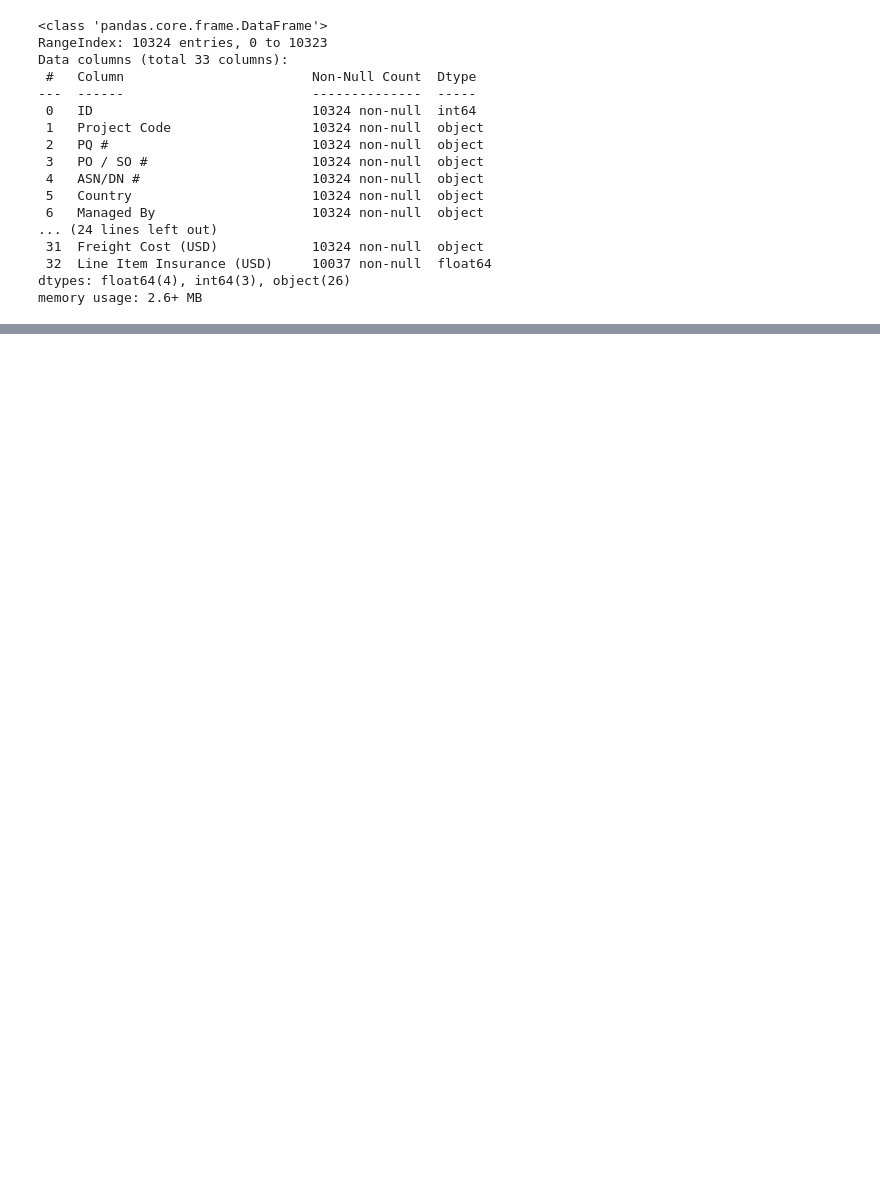
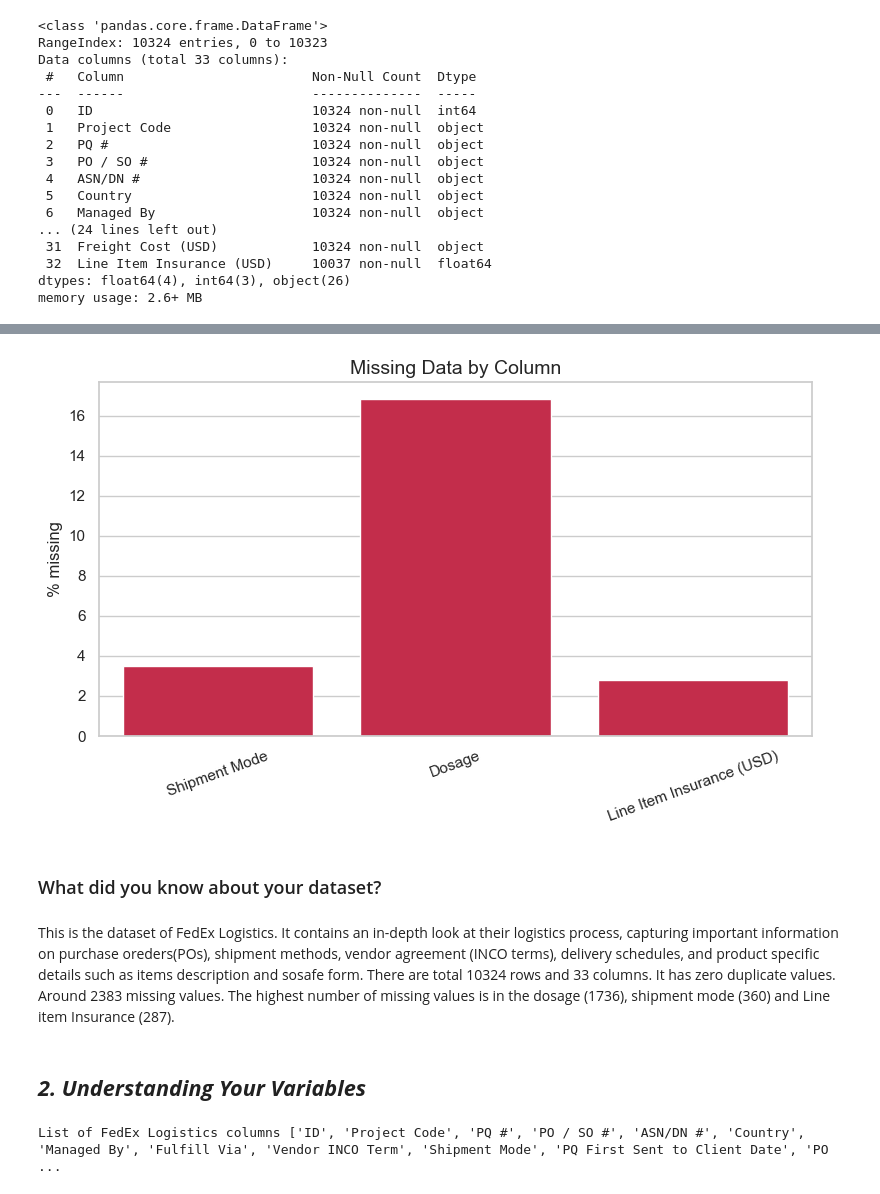
Before and after one commit to poojarishi-da/Fedex-project, a Jupyter notebook: fedex_analysis.ipynb, the cells around one changed output, grey strips where cells are left out. Saved outputs shown, nothing was run; the diff lists cells and outputs as text; code cells hidden in the pictures; blank space fills up the shorter version.

Commit message:
Add missing values analysis and variable descriptions

```diff
--- a/fedex_analysis.ipynb
+++ b/fedex_analysis.ipynb
@@ -40,0 +143,25 @@ memory usage: 2.6+ MB
+# %%
+missing_columns = df.isnull().sum()
+_cols = [col for col in df.columns if missing_columns[col] > 0]
+percentage_missing = missing_columns[_cols] / len(df) * 100
+
+plt.figure(figsize=(8, 5))
+sns.barplot(x=_cols, y=percentage_missing, color="crimson")
+plt.ylabel("% missing")
+plt.xticks(rotation=20)
+plt.title("Missing Data by Column", fontsize=14)
+plt.tight_layout()
+plt.show()
+# %% [output]
+[figure, added]
+# %% [markdown]
+### What did you know about your dataset?
+# %% [markdown]
+This is the dataset of FedEx Logistics. It contains an in-depth look at their logistics process, capturing important information on purchase oreders(POs), shipment methods, vendor agreement (INCO terms), delivery schedules, and product specific details such as items description and sosafe form. There are total 10324 rows and 33 columns. It has zero duplicate values. Around 2383 missing values. The highest number of missing values is in the dosage (1736), shipment mode (360) and Line item Insurance (287).
+# %% [markdown]
+## ***2. Understanding Your Variables***
+# %%
+# Dataset Columns
+print('List of FedEx Logistics columns', df.columns.tolist())
+# %% [output]
+List of FedEx Logistics columns ['ID', 'Project Code', 'PQ #', 'PO / SO #', 'ASN/DN #', 'Country', 'Managed By', 'Fulfill Via', 'Vendor INCO Term', 'Shipment Mode', 'PQ First Sent to Client Date', 'PO ...
```
Also changed, not shown: parts of 31 cells of this notebook, 1 other file.
